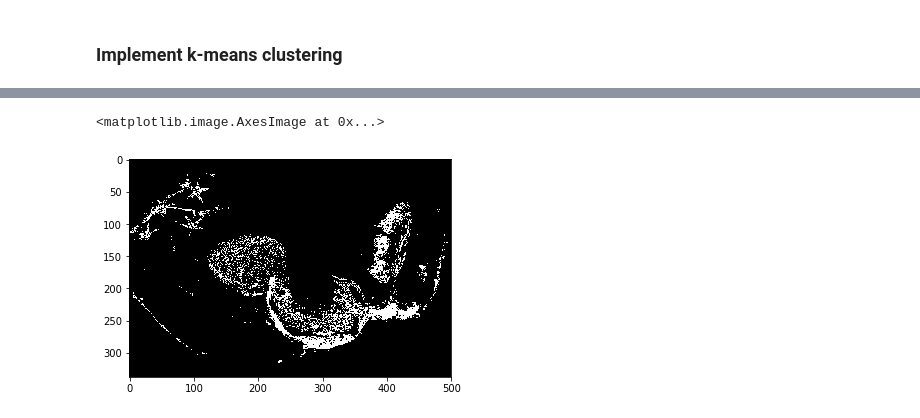
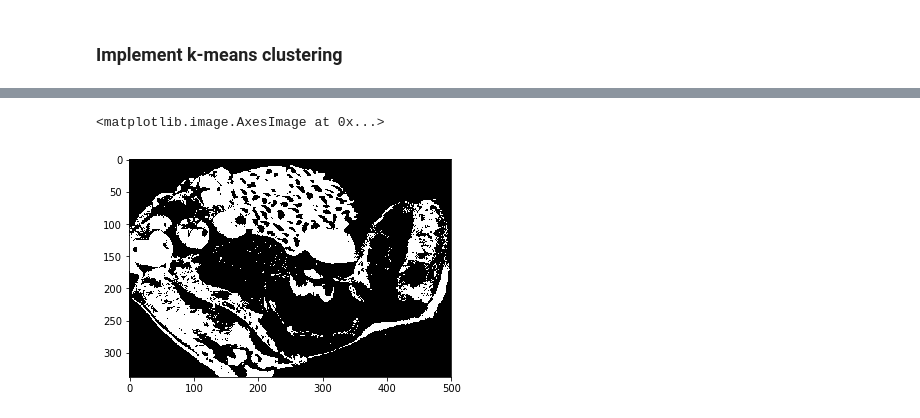
Before and after one commit to riiduan/Kodakone, a Jupyter notebook: segmentation/K-means.ipynb, the cells around one changed output, grey strips where cells are left out. Cells and saved outputs as stored; diff of their text form; code cells hidden in the pictures.

```diff
--- a/segmentation/K-means.ipynb
+++ b/segmentation/K-means.ipynb
@@ -61,6 +81,6 @@ plt.imshow(segmented_image)
-# %%
-## TODO: Visualize one segment, try to find which is the leaves, background, etc!
-plt.imshow(labels_reshape==0, cmap='gray')
-# %% [output]
-<matplotlib.image.AxesImage at 0x...>
-[figure, removed]
+# %%
+
+plt.imshow(labels_reshape==1, cmap='gray')
+# %% [output]
+<matplotlib.image.AxesImage at 0x...>
+[figure, added]
```
Also changed, not shown: parts of 25 cells of this notebook, 13 other files.
